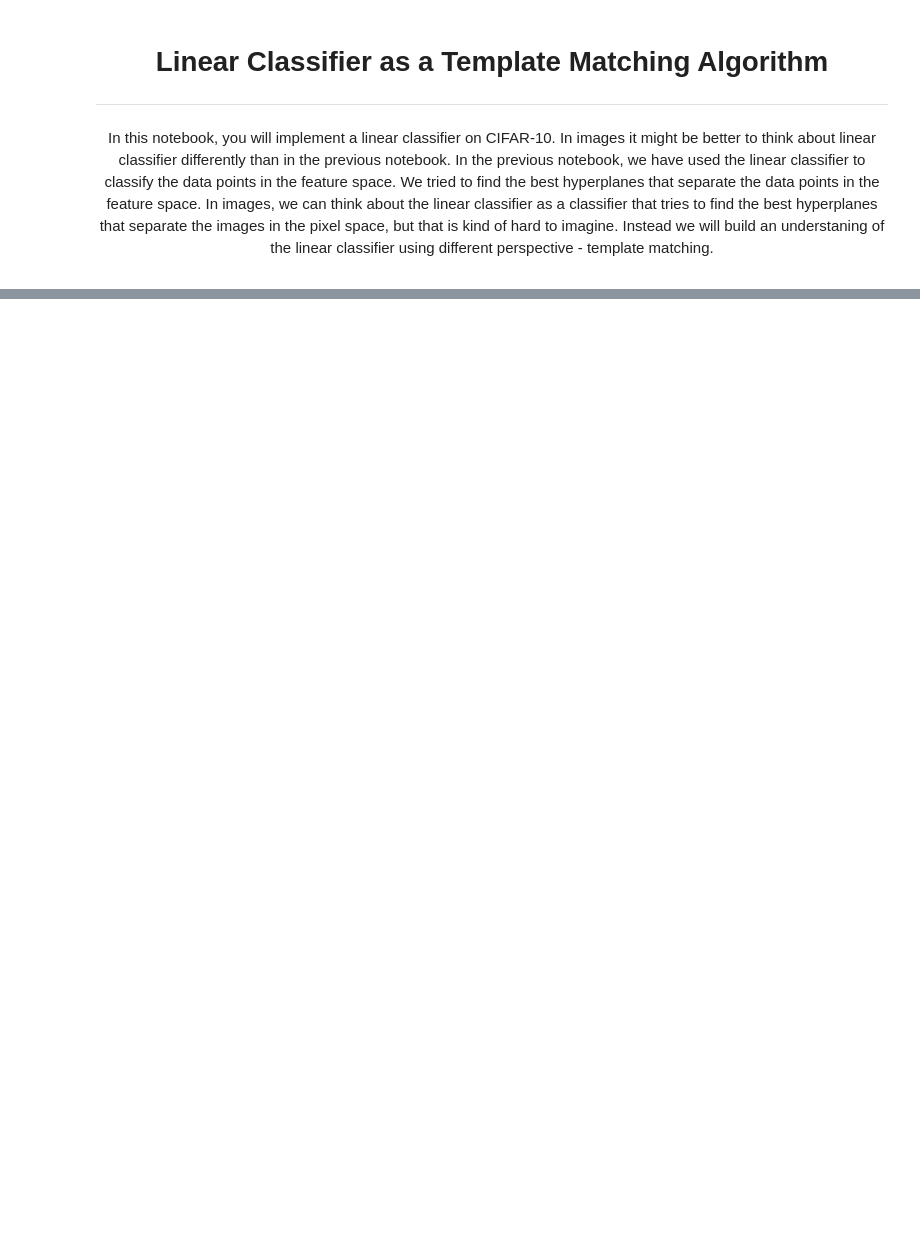
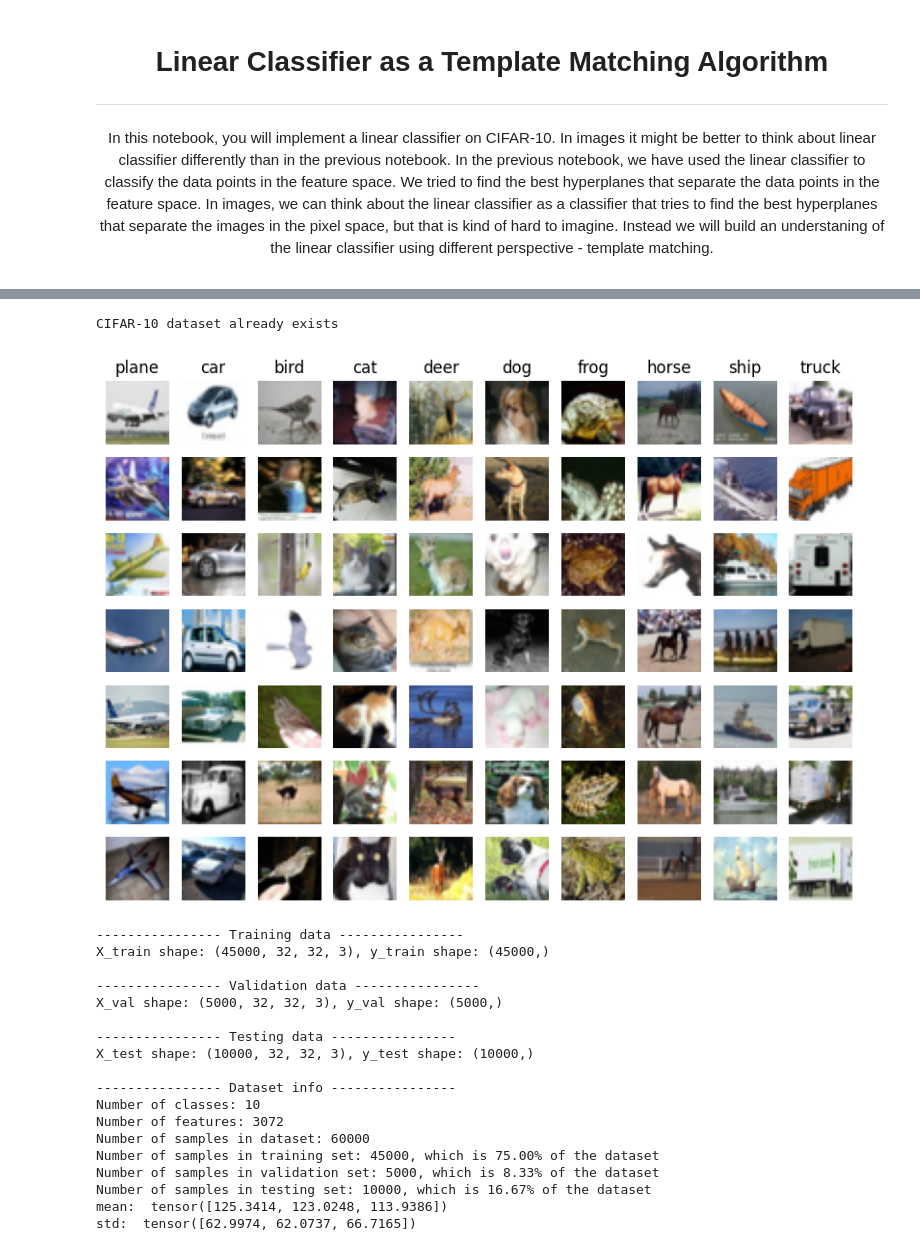
Before and after one commit to urob-ctu/classification, a Jupyter notebook: linear_part_2.ipynb, the cells around one changed output, grey strips where cells are left out. Saved outputs shown, nothing was run; the diff lists cells and outputs as text; code cells hidden in the pictures; blank space fills up the shorter version.

```diff
--- a/linear_part_2.ipynb
+++ b/linear_part_2.ipynb
@@ -75 +15,46 @@ Number of samples in testing set: 10000, which is 16.67% of the dataset
+# %%
+import torch
+import numpy as np
+from utils import load_cifar10, reshape_to_vectors, dataset_stats
+
+# download the CIFAR-10 dataset
+cifar10_dir = './data/datasets/CIFAR10'
+classes = ['plane', 'car', 'bird', 'cat', 'deer', 'dog', 'frog', 'horse', 'ship', 'truck']
+X_train, y_train, X_val, y_val, X_test, y_test = load_cifar10(cifar10_dir, visualize_samples=True)
+
+# Print out the dataset statistics and visualize a few samples
+num_features, num_classes, num_samples = dataset_stats(X_train, y_train, X_val, y_val, X_test, y_test, verbose=True)
+
+X_train = torch.from_numpy(X_train).float()
+y_train = torch.from_numpy(y_train).long()
+
+X_val = torch.from_numpy(X_val).float()
+y_val = torch.from_numpy(y_val).long()
+
+X_test = torch.from_numpy(X_test).float()
+y_test = torch.from_numpy(y_test).long()
+
+# Reshape the data to vectors and normalize them
+X_train, X_val, X_test = reshape_to_vectors(X_train, X_val, X_test)
+# %% [output]
+CIFAR-10 dataset already exists
+[figure, added]
+---------------- Training data ----------------
+X_train shape: (45000, 32, 32, 3), y_train shape: (45000,)
+
+---------------- Validation data ----------------
+X_val shape: (5000, 32, 32, 3), y_val shape: (5000,)
+
+---------------- Testing data ----------------
+X_test shape: (10000, 32, 32, 3), y_test shape: (10000,)
+
+---------------- Dataset info ----------------
+Number of classes: 10
+Number of features: 3072
+Number of samples in dataset: 60000
+Number of samples in training set: 45000, which is 75.00% of the dataset
+Number of samples in validation set: 5000, which is 8.33% of the dataset
+Number of samples in testing set: 10000, which is 16.67% of the dataset
+mean:  tensor([125.3414, 123.0248, 113.9386])
+std:  tensor([62.9974, 62.0737, 66.7165])
 # %%
```
Also changed, not shown: parts of 11 cells of this notebook, 33 other files.
